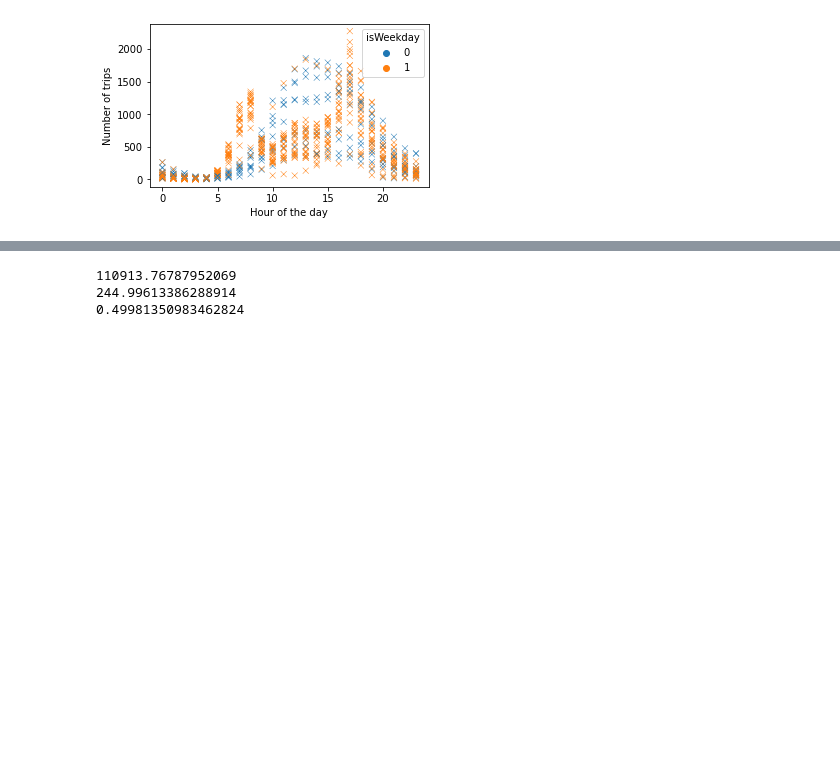
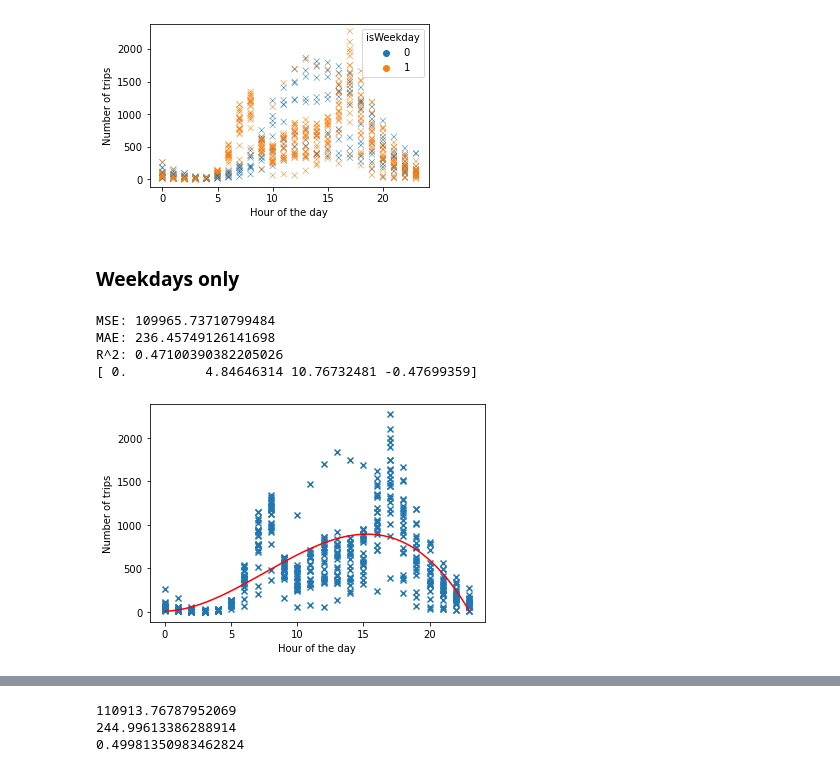
Before and after one commit to agruenb/PrescriptiveStruggle_BikeSharing, a Jupyter notebook: adrianWorkspace/getting familiar with predictions.ipynb, the cells around one changed output, grey strips where cells are left out. Drawn from its saved outputs; the diff is of its cells as text; code cells hidden in the pictures; blank space fills up the shorter version.

```diff
--- a/adrianWorkspace/getting familiar with predictions.ipynb
+++ b/adrianWorkspace/getting familiar with predictions.ipynb
@@ -112,3 +128,17 @@ sns.scatterplot(data=may_hour_day,x="hour",y="number_of_trips",marker="x",hue="i
 plt.show()
 # %% [output]
 [figure]
+# %%
+#by isWeekend
+may_weekdays = may_hour_day[may_hour_day["isWeekday"] == 1]
+may_weekends = may_hour_day[may_hour_day["isWeekday"] == 0]
+# %% [markdown]
+### Weekdays only
+# %%
+regr(may_weekdays["hour"].values,may_weekdays["number_of_trips"].values,3)
+# %% [output]
+MSE: 109965.73710799484
+MAE: 236.45749126141698
+R^2: 0.47100390382205026
+[ 0.          4.84646314 10.76732481 -0.47699359]
+[figure, added]
```
Also changed, not shown: parts of 19 cells of this notebook.
